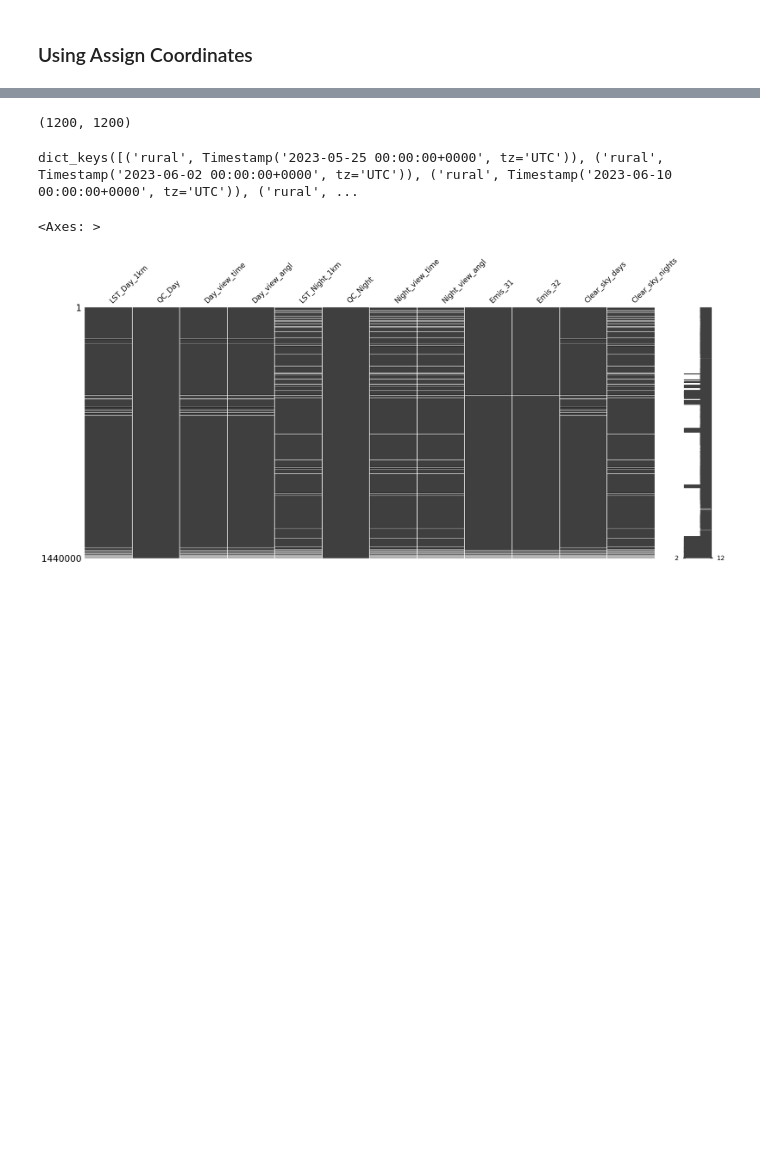
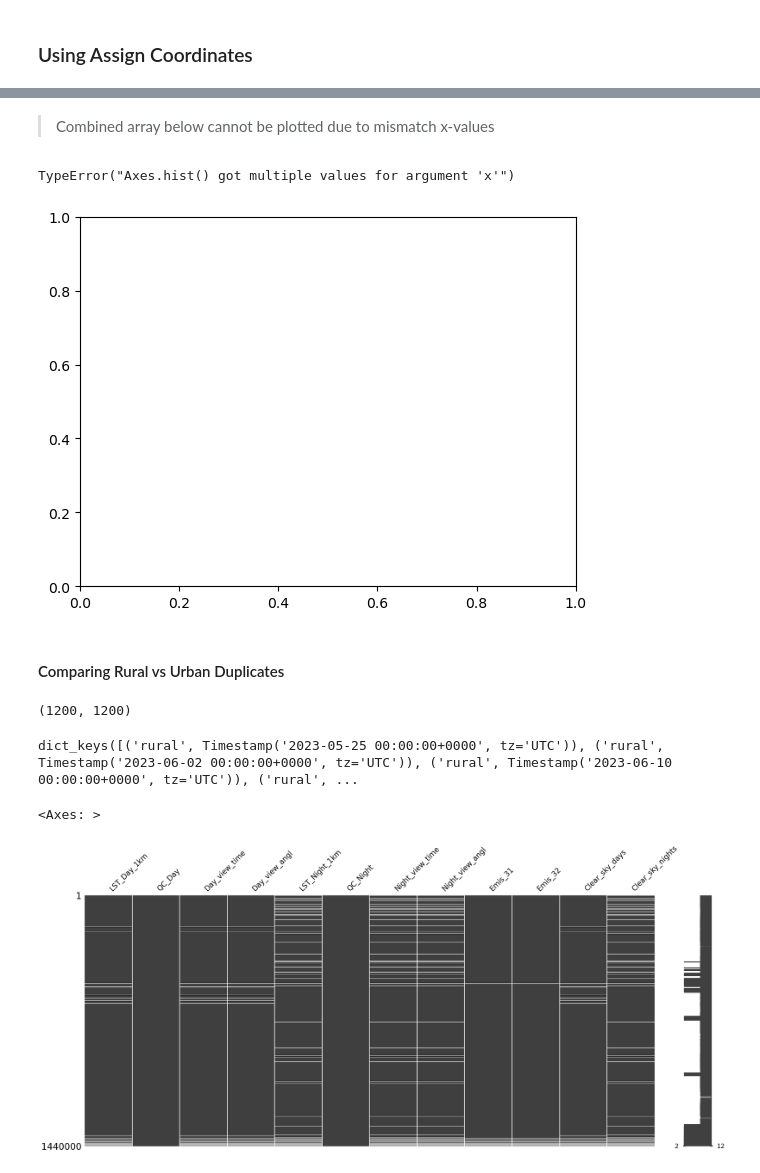
Before and after one commit to jirvingphd/nasa-earth-science, a Jupyter notebook: heat-island-analysis copy.ipynb, the cells around one changed output, grey strips where cells are left out. Saved outputs shown, nothing was run; the diff lists cells and outputs as text; code cells hidden in the pictures; blank space fills up the shorter version.

```diff
--- a/heat-island-analysis copy.ipynb
+++ b/heat-island-analysis copy.ipynb
@@ -1142,0 +1191,5 @@ Data variables:
+# %%
+#for group, duplicates in grouped_duplicates.items():
+
+duplicates = grouped_duplicates['urban'][0] # temp for testing
+len(duplicates)
@@ -1212,0 +1380,6 @@ x0['LST_Day_1km'].shape=(1200, 1200) x1['LST_Day_1km'].shape=(1200, 1200)
+# %%
+# xr.merge([x0, x1])#['LST_Day_1km_F'].mean().plot(ax=axes[2], label='Merged Mean Temp')
+# Concatenate along the longitude dimension
+combined_data_array = xr.concat([x0, x1], dim='file')
+
+print(combined_data_array)
@@ -1213,3 +1424,15 @@ x0['LST_Day_1km'].shape=(1200, 1200) x1['LST_Day_1km'].shape=(1200, 1200)
+# %% [markdown]
+> Combined array below cannot be plotted due to mismatch x-values
+# %%
+try:
+    combined_data_array['LST_Day_1km_F'].plot(x='lon', y='lat', cmap='coolwarm')
+except Exception as e:
+    display(e)
+# %% [output]
+TypeError("Axes.hist() got multiple values for argument 'x'")
+[figure, added]
+# %% [markdown]
+#### Comparing Rural vs Urban Duplicates
 # %%
 x0_rural = xr.open_dataset(grouped_duplicates['rural'][0]['.hdf_file'], engine='netcdf4')
 x0_rural['LST_Day_1km'].shape
```
Also changed, not shown: parts of 20 cells of this notebook.
